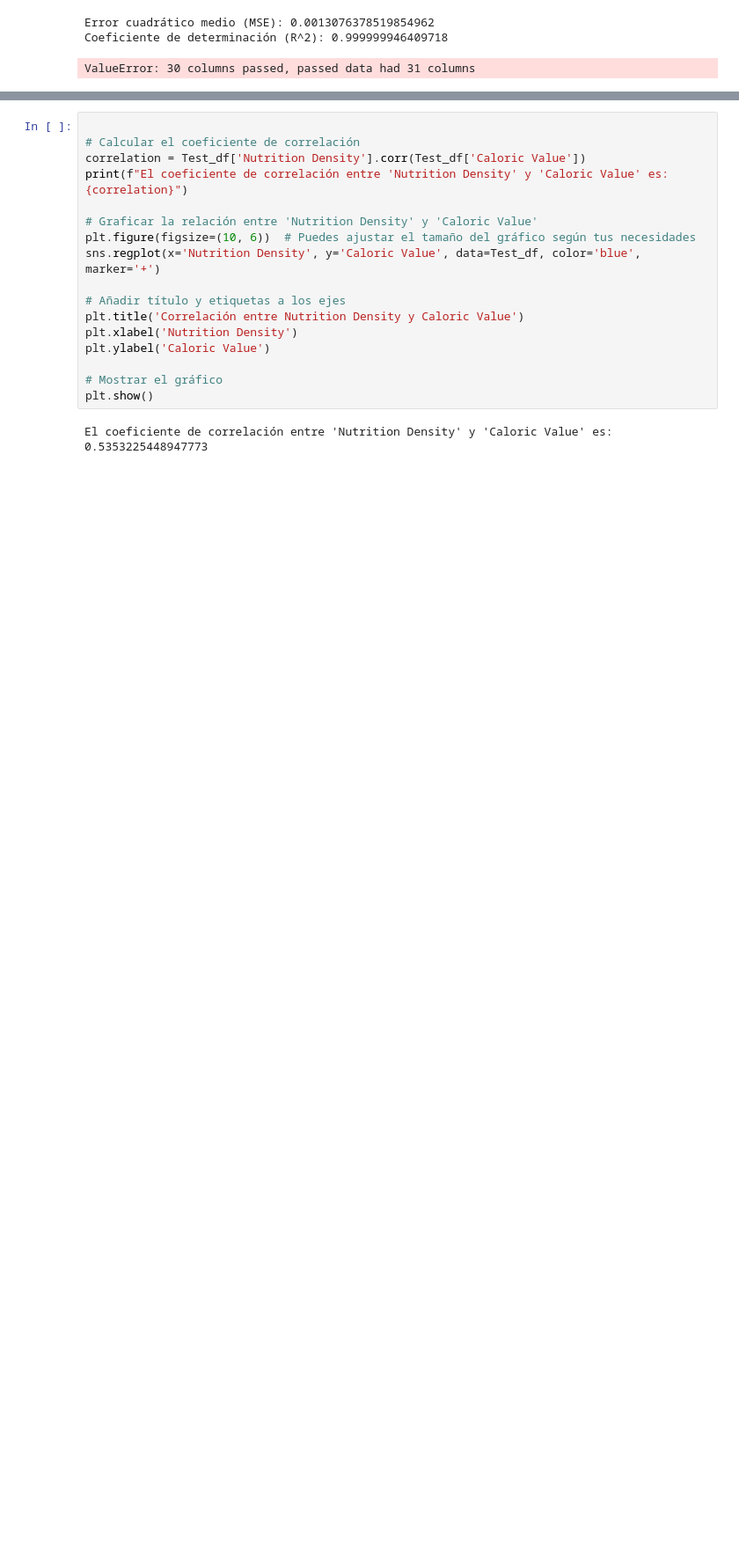
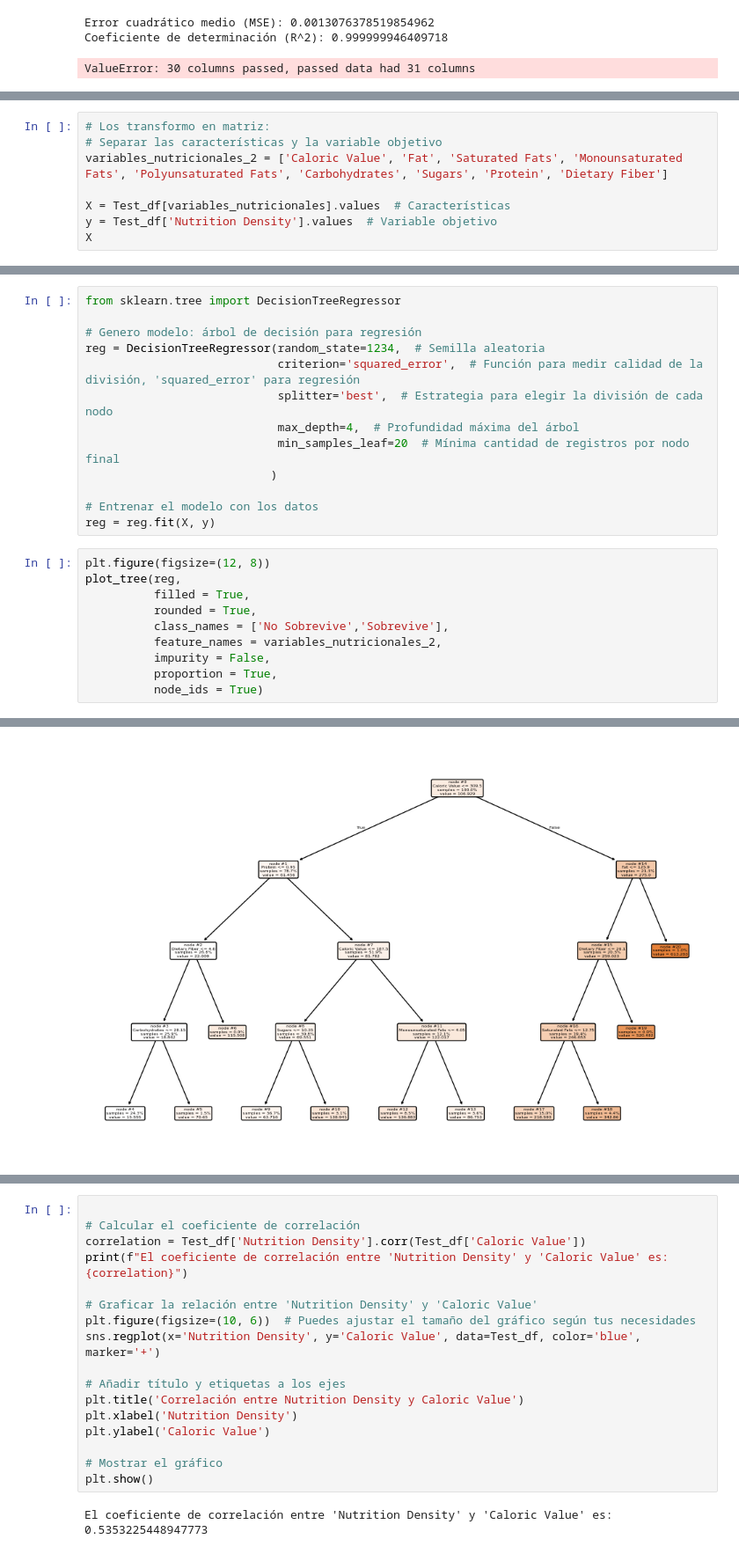
Before and after one commit to NatanCuello30/Data-Science-1, a Jupyter notebook: DataScience/FINAL_FOOD_DATASET/ProyectoDS_Parte1_+Cuello.ipynb, the cells around one changed output, grey strips where cells are left out. Shown at 88% size. Drawn from its saved outputs; the diff is of its cells as text; blank space fills up the shorter version.

```diff
--- a/DataScience/FINAL_FOOD_DATASET/ProyectoDS_Parte1_+Cuello.ipynb
+++ b/DataScience/FINAL_FOOD_DATASET/ProyectoDS_Parte1_+Cuello.ipynb
@@ -1198,0 +1201,8 @@ ValueError: 30 columns passed, passed data had 31 columns
+# %%
+# Los transformo en matriz:
+# Separar las características y la variable objetivo
+variables_nutricionales_2 = ['Caloric Value', 'Fat', 'Saturated Fats', 'Monounsaturated Fats', 'Polyunsaturated Fats', 'Carbohydrates', 'Sugars', 'Protein', 'Dietary Fiber']
+
+X = Test_df[variables_nutricionales].values  # Características
+y = Test_df['Nutrition Density'].values  # Variable objetivo
+X
@@ -1198,0 +1217,24 @@ ValueError: 30 columns passed, passed data had 31 columns
+# %%
+from sklearn.tree import DecisionTreeRegressor
+
+# Genero modelo: árbol de decisión para regresión
+reg = DecisionTreeRegressor(random_state=1234,  # Semilla aleatoria
+                            criterion='squared_error',  # Función para medir calidad de la división, 'squared_error' para regresión
+                            splitter='best',  # Estrategia para elegir la división de cada nodo
+                            max_depth=4,  # Profundidad máxima del árbol
+                            min_samples_leaf=20  # Mínima cantidad de registros por nodo final
+                           )
+
+# Entrenar el modelo con los datos
+reg = reg.fit(X, y)
+# %%
+plt.figure(figsize=(12, 8))
+plot_tree(reg,
+          filled = True,
+          rounded = True,
+          class_names = ['No Sobrevive','Sobrevive'],
+          feature_names = variables_nutricionales_2,
+          impurity = False,
+          proportion = True,
+          node_ids = True)
+# %% [output]
@@ -1198,0 +1258 @@ ValueError: 30 columns passed, passed data had 31 columns
+[figure, added]
```
Also changed, not shown: parts of 5 cells of this notebook.
